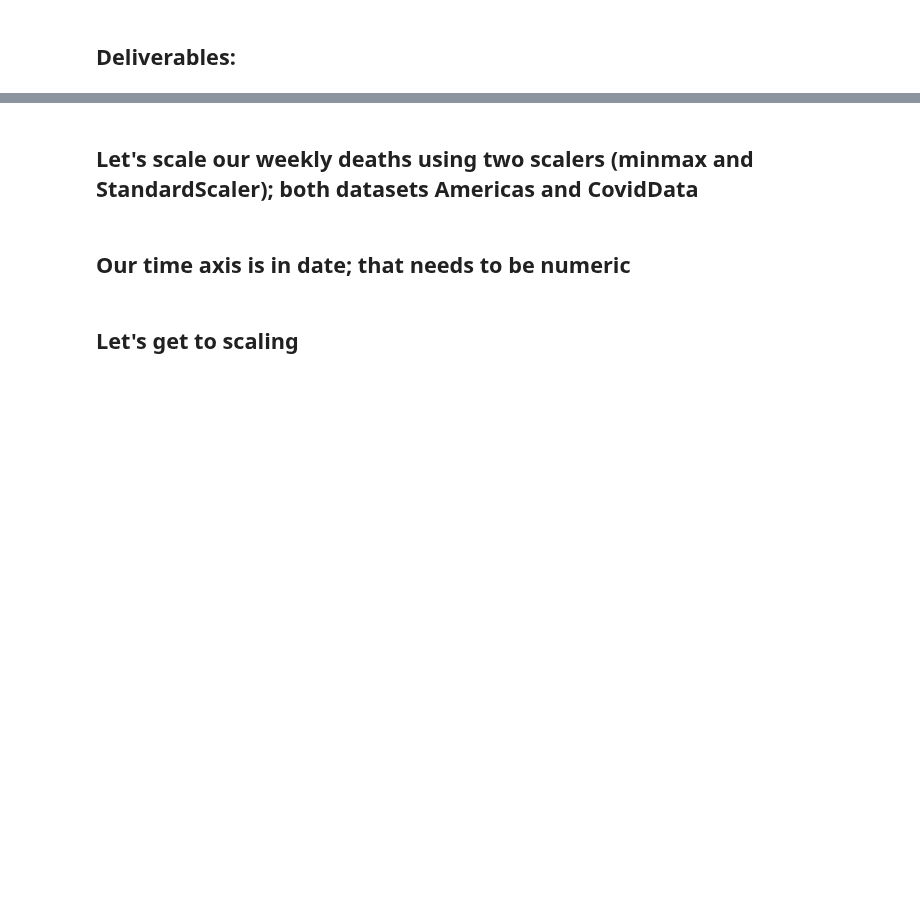
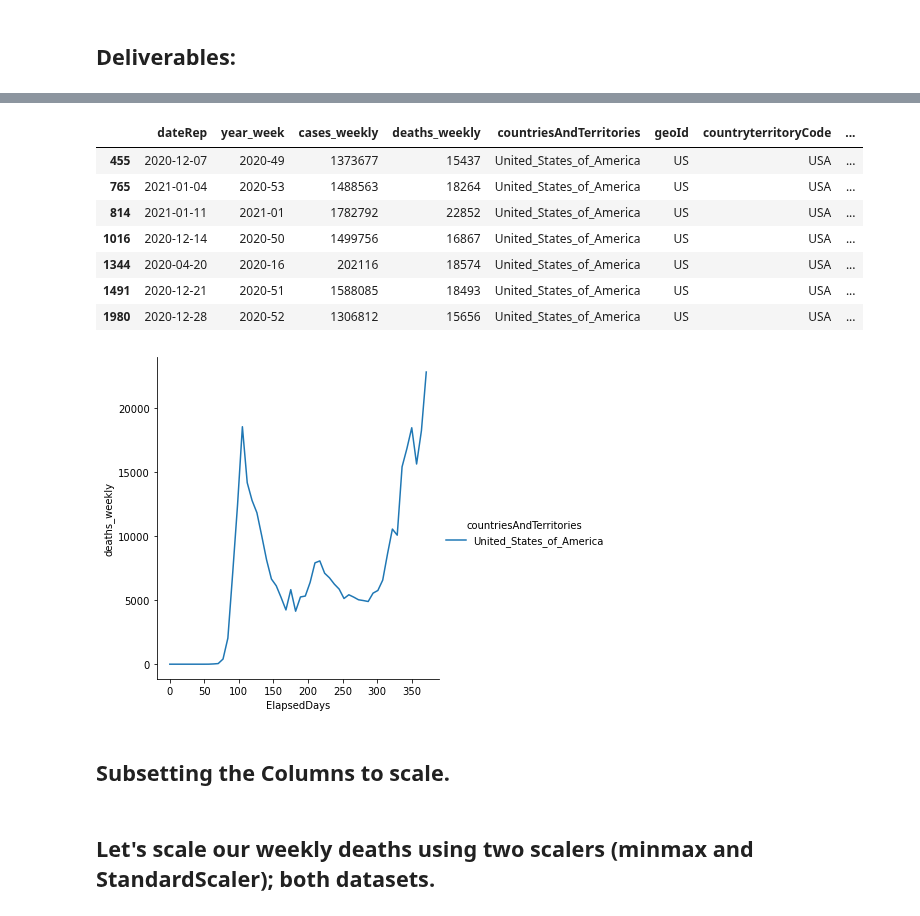
Before and after one commit to bblank70/MSDS422, a Jupyter notebook: Covid-Assignment1.ipynb, the cells around one changed output, grey strips where cells are left out. Drawn from its saved outputs; the diff is of its cells as text; code cells hidden in the pictures; blank space fills up the shorter version.

```diff
--- a/Covid-Assignment1.ipynb
+++ b/Covid-Assignment1.ipynb
@@ -85,0 +103,21 @@ Americas[Americas['deaths_weekly'] > 15000 ]
+# %%
+USA = Americas[Americas['countriesAndTerritories'] == 'United_States_of_America']
+USA.reset_index(inplace=True, drop=True )
+sns.relplot(
+    data=USA,
+    x="ElapsedDays", y="deaths_weekly",
+    hue="countriesAndTerritories", kind='line')
+
+Americas[Americas['deaths_weekly'] > 15000 ]
+# %% [output]
+|  | dateRep | year_week | cases_weekly | deaths_weekly | countriesAndTerritories | geoId | countryterritoryCode | ... |
+| 455 | 2020-12-07 | 2020-49 | 1373677 | 15437 | United_States_of_America | US | USA | ... |
+| 765 | 2021-01-04 | 2020-53 | 1488563 | 18264 | United_States_of_America | US | USA | ... |
+| 814 | 2021-01-11 | 2021-01 | 1782792 | 22852 | United_States_of_America | US | USA | ... |
+| 1016 | 2020-12-14 | 2020-50 | 1499756 | 16867 | United_States_of_America | US | USA | ... |
+| 1344 | 2020-04-20 | 2020-16 | 202116 | 18574 | United_States_of_America | US | USA | ... |
+| 1491 | 2020-12-21 | 2020-51 | 1588085 | 18493 | United_States_of_America | US | USA | ... |
+| 1980 | 2020-12-28 | 2020-52 | 1306812 | 15656 | United_States_of_America | US | USA | ... |
+[figure, added]
+# %% [markdown]
+## Subsetting the Columns to scale.
@@ -86,4 +128,2 @@ Americas[Americas['deaths_weekly'] > 15000 ]
 # %% [markdown]
-## Let's scale our weekly deaths using two scalers (minmax and StandardScaler); both datasets Americas and CovidData
+## Let's scale our weekly deaths using two scalers (minmax and StandardScaler); both datasets.
-# %% [markdown]
-## Our time axis is in date; that needs to be numeric
@@ -104,4 +130,2 @@ y_All['ElapsedDays'] = y_All['ElapsedDays']/ np.timedelta64(1, 'D')
-# %% [markdown]
-## Let's get to scaling
 # %%
 #our two scalers
```
Also changed, not shown: parts of 15 cells of this notebook.
